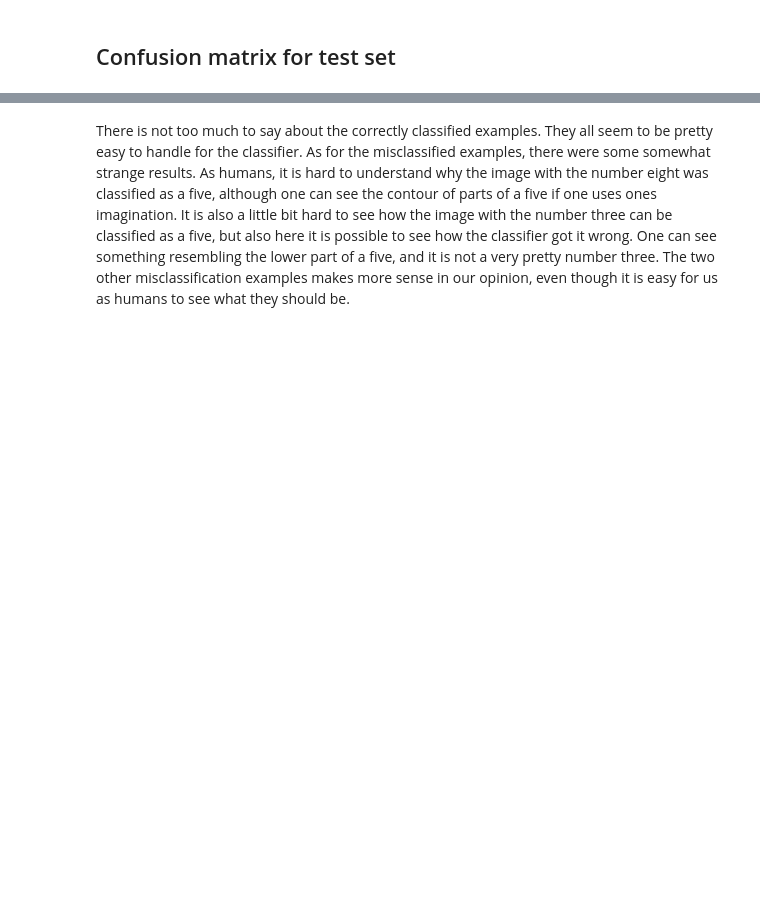
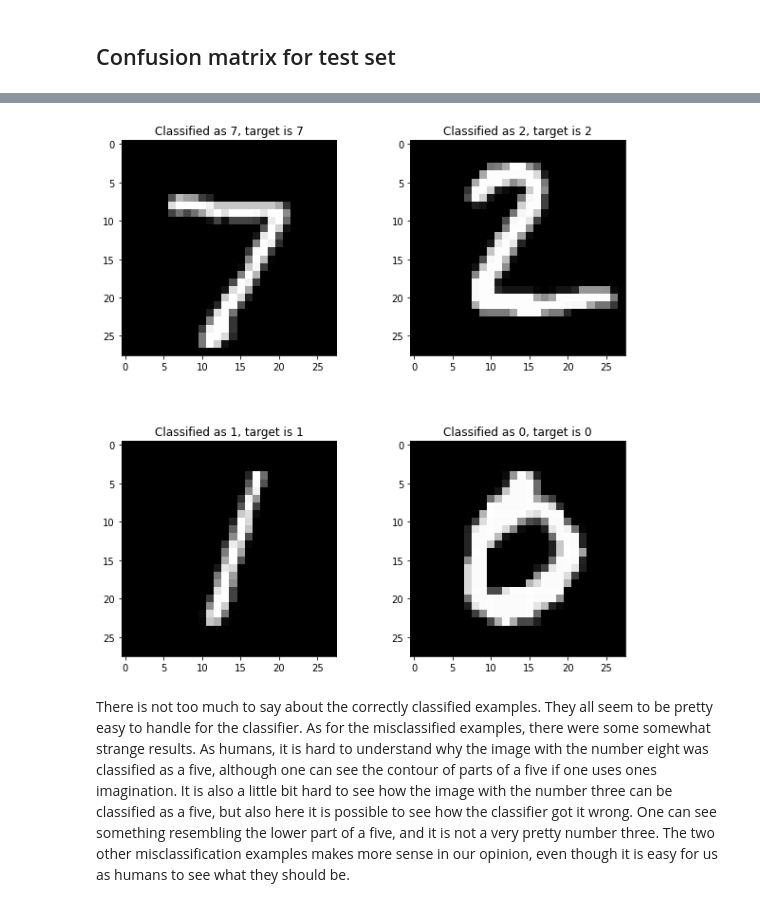
Before and after one commit to simon-cmyk/Classifier, a Jupyter notebook: NN_clf_online_ds.ipynb, the cells around one changed output, grey strips where cells are left out. Drawn from its saved outputs; the diff is of its cells as text; code cells hidden in the pictures; blank space fills up the shorter version.

```diff
--- a/NN_clf_online_ds.ipynb
+++ b/NN_clf_online_ds.ipynb
@@ -125,2 +122,6 @@ plt.show()
+# %%
+PlotExamples(correctly_classified_examples)
+# %% [output]
+[figure, added]
 # %% [markdown]
 There is not too much to say about the correctly classified examples. They all seem to be pretty easy to handle for the classifier. As for the misclassified examples, there were some somewhat strange results. As humans, it is hard to understand why the image with the number eight was classified as a five, although one can see the contour of parts of a five if one uses ones imagination. It is also a little bit hard to see how the image with the number three can be classified as a five, but also here it is possible to see how the classifier got it wrong. One can see something resembling the lower part of a five, and it is not a very pretty number three. The two other misclassification examples makes more sense in our opinion, even though it is easy for us as humans to see what they should be.
```
Also changed, not shown: parts of 16 cells of this notebook, 10 other files.
